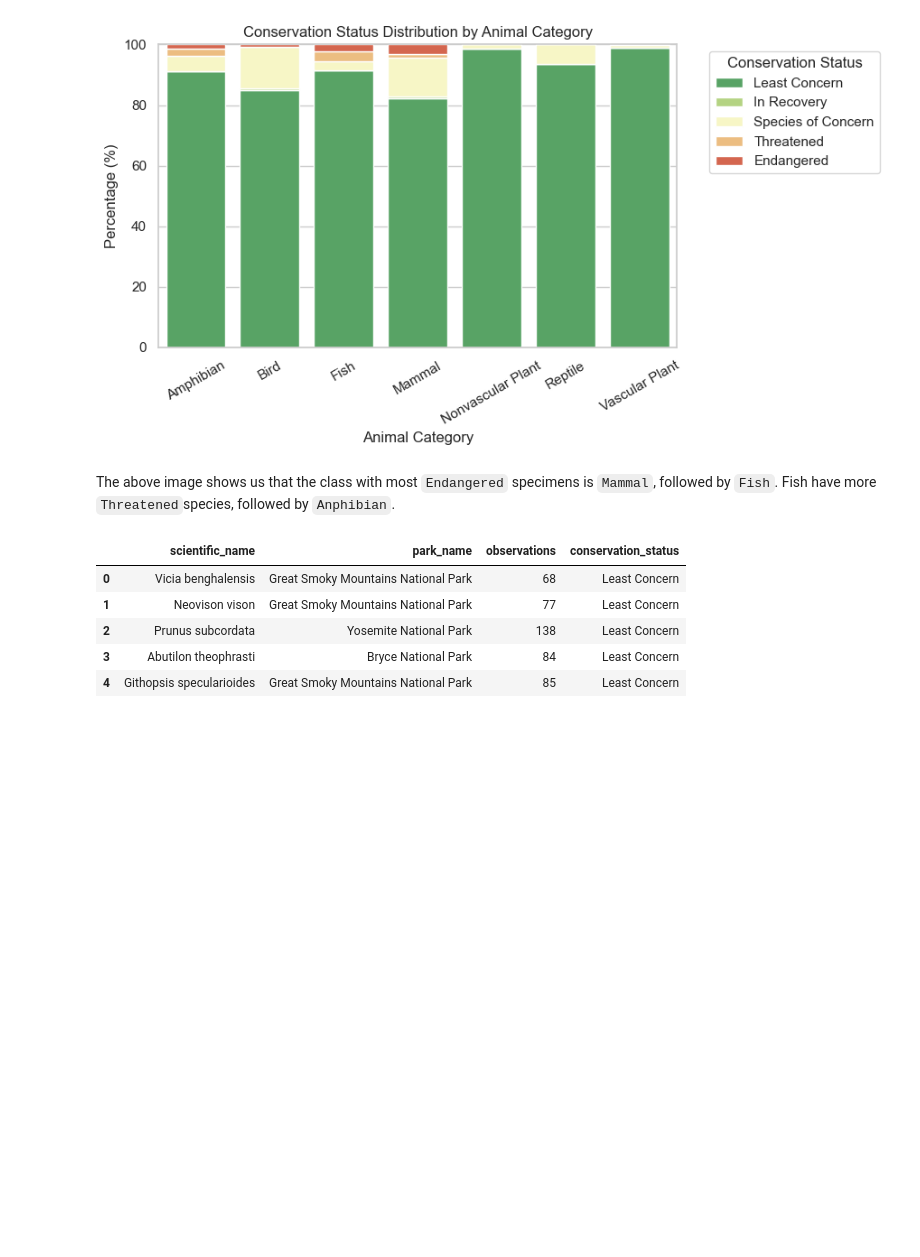
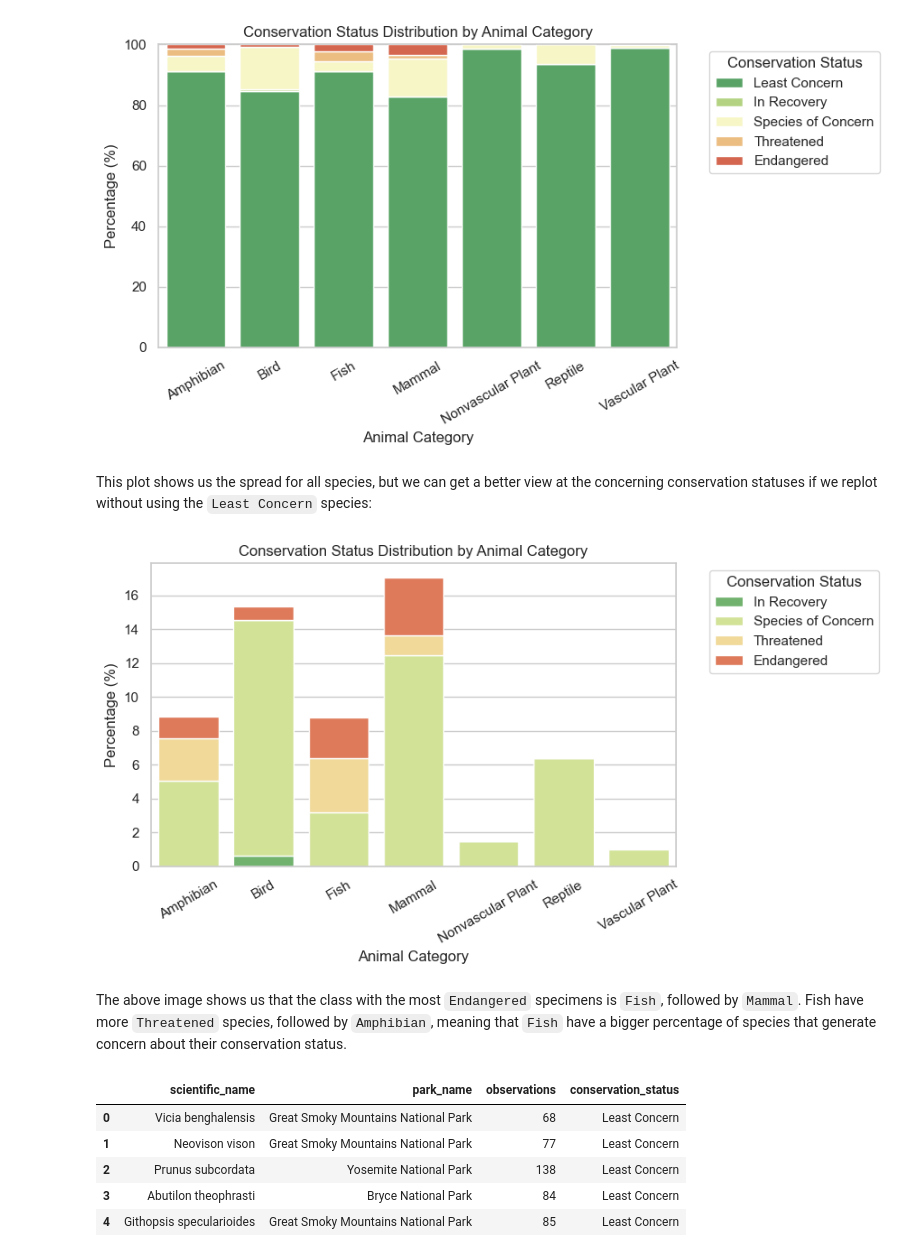
Before and after one commit to wilson-inacio/Biodiversity, a Jupyter notebook: biodiversity.ipynb, the cells around one changed output. Saved outputs shown, nothing was run; the diff lists cells and outputs as text; code cells hidden in the pictures; blank space fills up the shorter version.

```diff
--- a/biodiversity.ipynb
+++ b/biodiversity.ipynb
@@ -171,8 +176,46 @@ plt.tight_layout()
 plt.show()
 # %% [output]
 [figure]
+# %% [markdown]
+This plot shows us the spread for all species, but we can get a better view at the concerning conservation statuses if we replot without using the `Least Concern` species:
+# %%
+# Defining desired order of conservation statuses
+status_order = ['In Recovery', 'Species of Concern', 'Threatened', 'Endangered']
+
+# Creating a normalized crosstab
+ct = pd.crosstab(species['category'], species['conservation_status'], normalize='index') * 100
+
+# Keep only statuses present in data, and sort by the custom order
+ct = ct[[col for col in status_order if col in ct.columns]]
+
+# Melt to long format for Seaborn
+ct = ct.reset_index().melt(id_vars='category', var_name='conservation_status', value_name='percentage')
+
+# Plot stacked bar chart
+sns.set_theme(style="whitegrid")
+plt.figure(figsize=(9, 5))
+
+bottoms = pd.Series(0.0, index=ct['category'].unique())
+
+# Use Seaborn color palette (light-to-dark gradient)
+palette = sns.color_palette("RdYlGn_r", n_colors=len(ct['conservation_status'].unique()))
+
+for status, color in zip(ct['conservation_status'].unique(), palette):
+    subset = ct[ct['conservation_status'] == status]
+    sns.barplot(x='category', y='percentage', data=subset, label=status, color=color, bottom=bottoms.loc[subset['category']].values)
+    bottoms[subset['category']] += subset['percentage'].values
+
+plt.ylabel('Percentage (%)')
+plt.xlabel('Animal Category')
+plt.tick_params(axis = 'x', labelrotation = 30)
+plt.title('Conservation Status Distribution by Animal Category')
+plt.legend(title='Conservation Status', bbox_to_anchor=(1.05, 1), loc='upper left')
+plt.tight_layout()
+plt.show()
+# %% [output]
+[figure, added]
 # %% [markdown]
-The above image shows us that the class with most `Endangered` specimens is `Mammal`, followed by `Fish`. Fish have more `Threatened`species, followed by `Anphibian`.
+The above image shows us that the class with the most `Endangered` specimens is `Fish`, followed by `Mammal`. Fish have more `Threatened` species, followed by `Amphibian`, meaning that `Fish` have a bigger percentage of species that generate concern about their conservation status.
 # %%
 # Adding a column to obs with the conservation status, so we can check the spread of conservation status on all parks
 obs = obs.merge(species[['scientific_name', 'conservation_status']], on='scientific_name', how='left')
```
Also changed, not shown: parts of 27 cells of this notebook.
